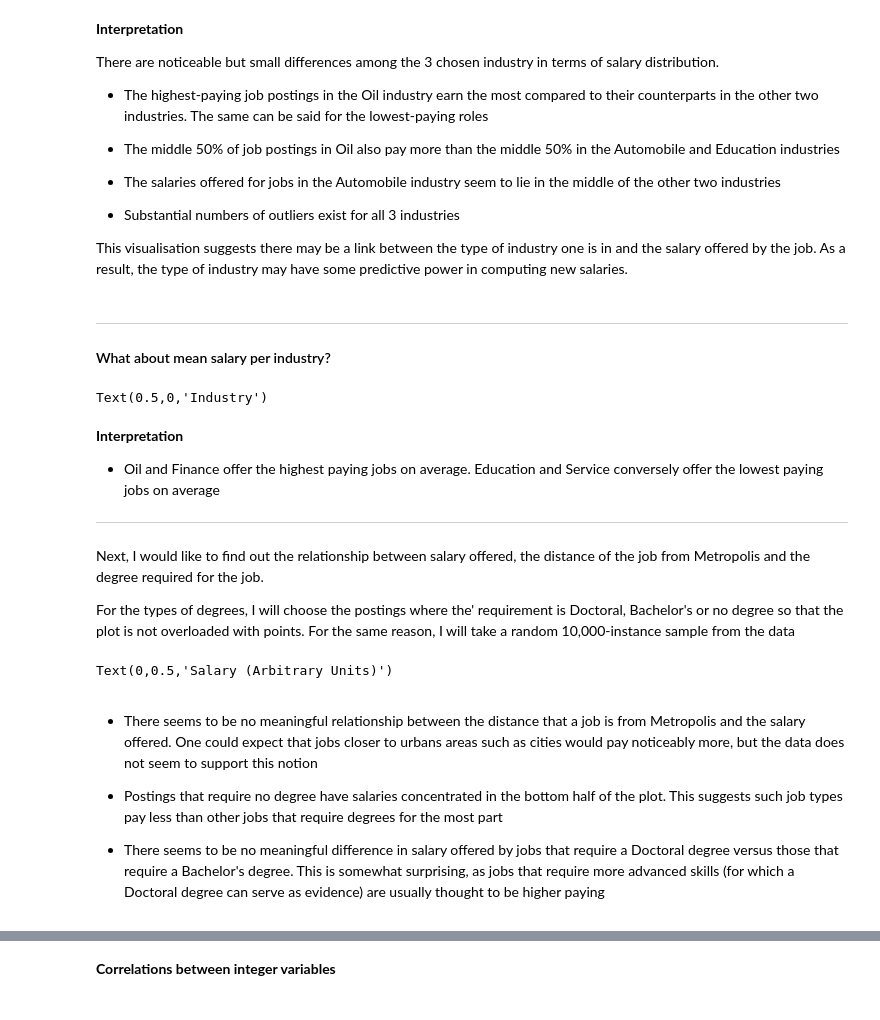
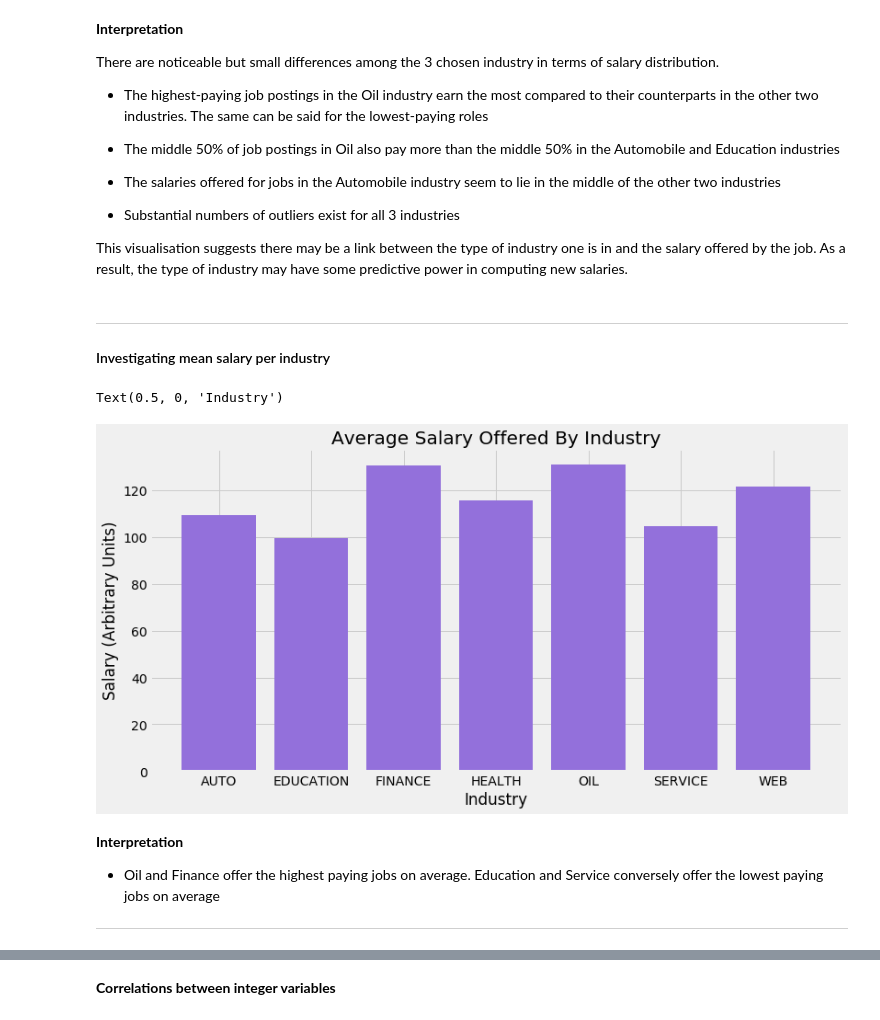
Before and after one commit to Taimur-Shabbir/salary-prediction, a Jupyter notebook: Notebook.ipynb, the cells around one changed output, grey strips where cells are left out. Saved outputs shown, nothing was run; the diff lists cells and outputs as text; code cells hidden in the pictures.

```diff
--- a/Notebook.ipynb
+++ b/Notebook.ipynb
@@ -275,60 +279,21 @@ There are noticeable but small differences among the 3 chosen industry in terms
 This visualisation suggests there may be a link between the type of industry one is in and the salary offered by the job. As a result, the type of industry may have some predictive power in computing new salaries.
 # %% [markdown]
 ---
-#### What about mean salary per industry?
+#### Investigating mean salary per industry
 # %%
 industry_salary_df = data_combined.groupby('industry').mean().reset_index()
 # %%
-plt.figure(figsize = (8, 6))
+plt.figure(figsize = (12, 6))
 plt.bar(industry_salary_df['industry'], industry_salary_df['salary'], color = 'mediumpurple')
 plt.title('Average Salary Offered By Industry')
 plt.ylabel('Salary (Arbitrary Units)')
 plt.xlabel('Industry')
 # %% [output]
-Text(0.5,0,'Industry')
+Text(0.5, 0, 'Industry')
+[figure, added]
 # %% [markdown]
 **Interpretation**
 
 - Oil and Finance offer the highest paying jobs on average. Education and Service conversely offer the lowest paying jobs on average
 
 ----
-# %% [markdown]
-Next, I would like to find out the relationship between salary offered, the distance of the job from Metropolis and the degree required for the job.
-
-For the types of degrees, I will choose the postings where the' requirement is Doctoral, Bachelor's or no degree so that the plot is not overloaded with points. For the same reason, I will take a random 10,000-instance sample from the data
-# %%
-# create dataframe with only Doctoral, Bachelor and None degree values
-
-three_degree_df = data_combined.loc[(data_combined['degree'] == 'DOCTORAL') |
-                                   (data_combined['degree'] == 'BACHELORS') |
-                                   (data_combined['degree'] == 'NONE')]
-
-
-# take a 10,000 instance random sample
-
-sample_three_degree_df = three_degree_df.sample(n=5000, random_state=42, axis=0)
-
-
-# plot
-
-plt.figure(figsize = (15, 8))
-
-sns.scatterplot(sample_three_degree_df['milesFromMetropolis'],
-               sample_three_degree_df['salary'],
-               hue = sample_three_degree_df['degree'],
-               alpha = 0.7,
-               cmap = 'Set2')
-
-plt.title('Relationship of Degree Type and Distance From Metropolis with Salary')
-plt.xlabel('Distance From Metropolis (Miles)')
-plt.ylabel('Salary (Arbitrary Units)')
-# %% [output]
-Text(0,0.5,'Salary (Arbitrary Units)')
-# %% [markdown]
-- There seems to be no meaningful relationship between the distance that a job is from Metropolis and the salary offered. One could expect that jobs closer to urbans areas such as cities would pay noticeably more, but the data does not seem to support this notion
-
-
-- Postings that require no degree have salaries concentrated in the bottom half of the plot. This suggests such job types pay less than other jobs that require degrees for the most part
-
-
-- There seems to be no meaningful difference in salary offered by jobs that require a Doctoral degree versus those that require a Bachelor's degree. This is somewhat surprising, as jobs that require more advanced skills (for which a Doctoral degree can serve as evidence) are usually thought to be higher paying
```
Also changed, not shown: parts of 80 cells of this notebook.
